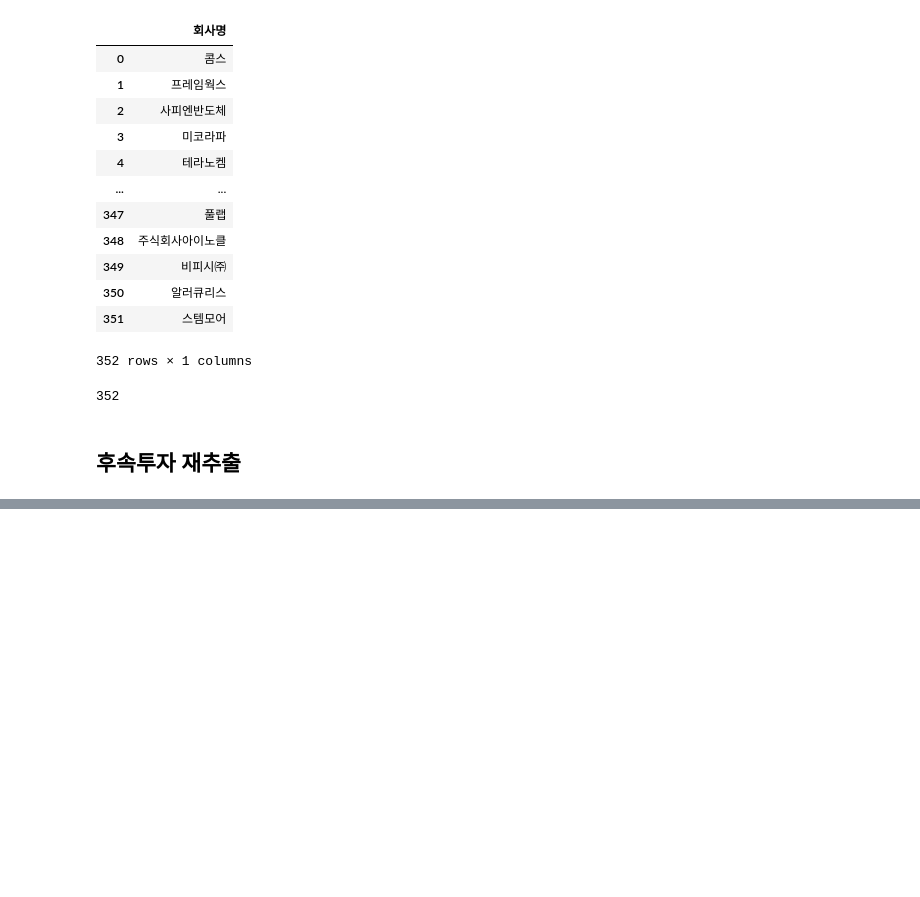
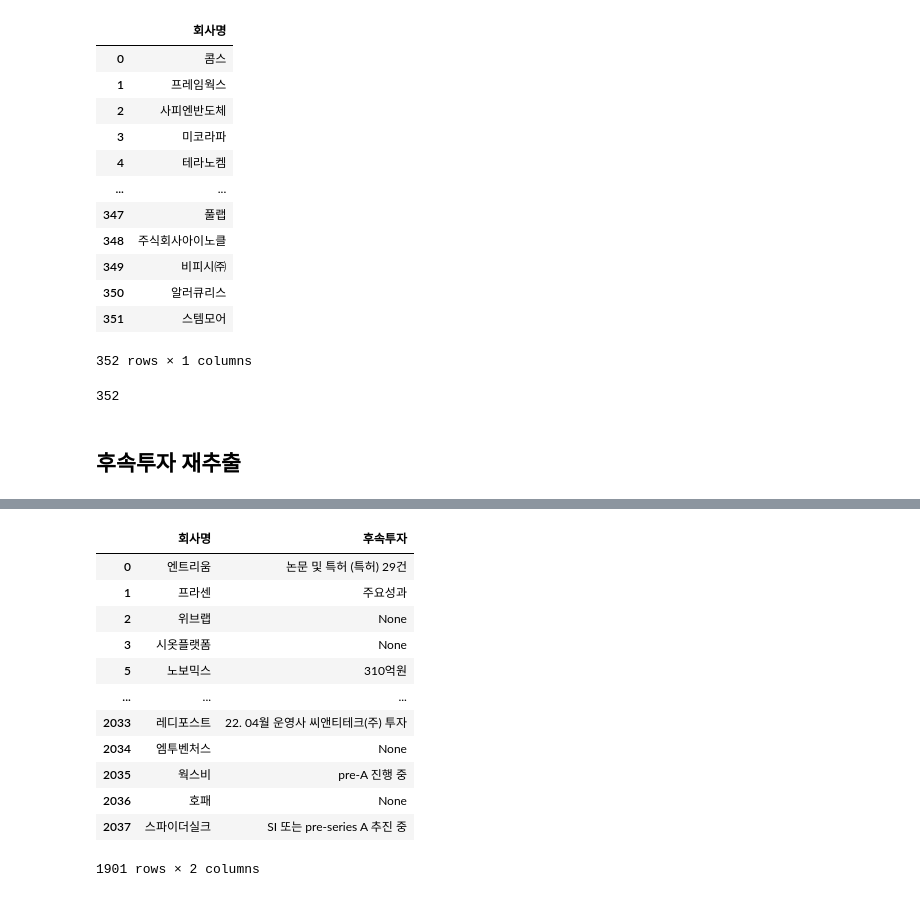
Before and after one commit to joony0512/short_codes, a Jupyter notebook: 최종데이터추출코드.ipynb, the cells around one changed output, grey strips where cells are left out. Saved outputs shown, nothing was run; the diff lists cells and outputs as text; code cells hidden in the pictures; blank space fills up the shorter version.

```diff
--- a/최종데이터추출코드.ipynb
+++ b/최종데이터추출코드.ipynb
@@ -410,0 +611,4 @@ print(investment_info)
+# %%
+company_names_list = invest_empty['회사명']  # 회사명 데이터 리스트
+
+filtered_data = data[data['회사명'].isin(company_names_list)]
@@ -410,0 +630,16 @@ print(investment_info)
+# %%
+filtered_data
+# %% [output]
+|  | 회사명 | 후속투자 |
+| 0 | 엔트리움 | 논문 및 특허 (특허) 29건 |
+| 1 | 프라센 | 주요성과 |
+| 2 | 위브랩 | None |
+| 3 | 시옷플랫폼 | None |
+| 5 | 노보믹스 | 310억원 |
+| ... | ... | ... |
+| 2033 | 레디포스트 | 22. 04월 운영사 씨앤티테크(주) 투자 |
+| 2034 | 엠투벤처스 | None |
+| 2035 | 웍스비 | pre-A 진행 중 |
+| 2036 | 호패 | None |
+| 2037 | 스파이더실크 | SI 또는 pre-series A 추진 중 |
+1901 rows × 2 columns
```
Also changed, not shown: parts of 46 cells of this notebook.
